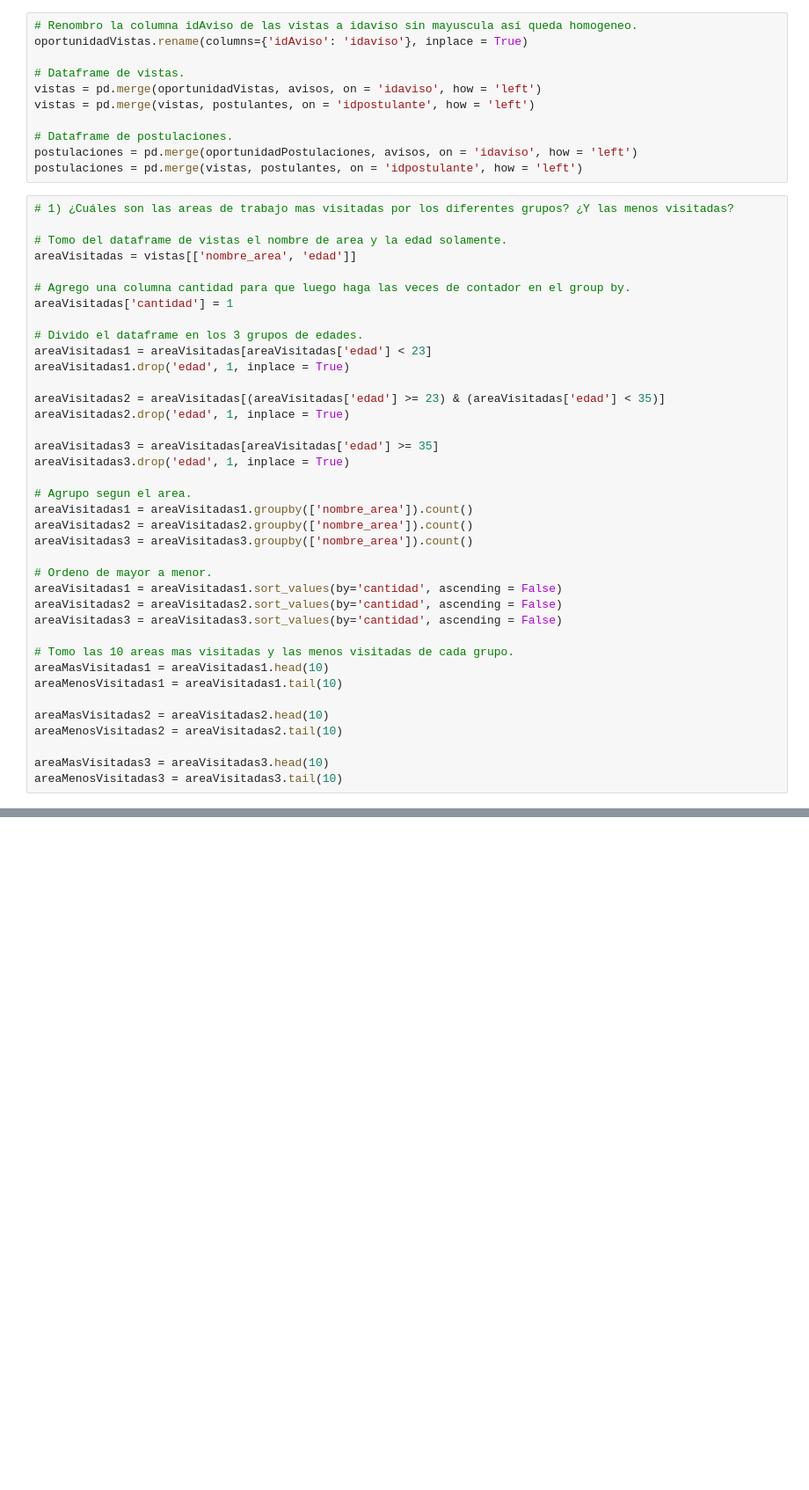
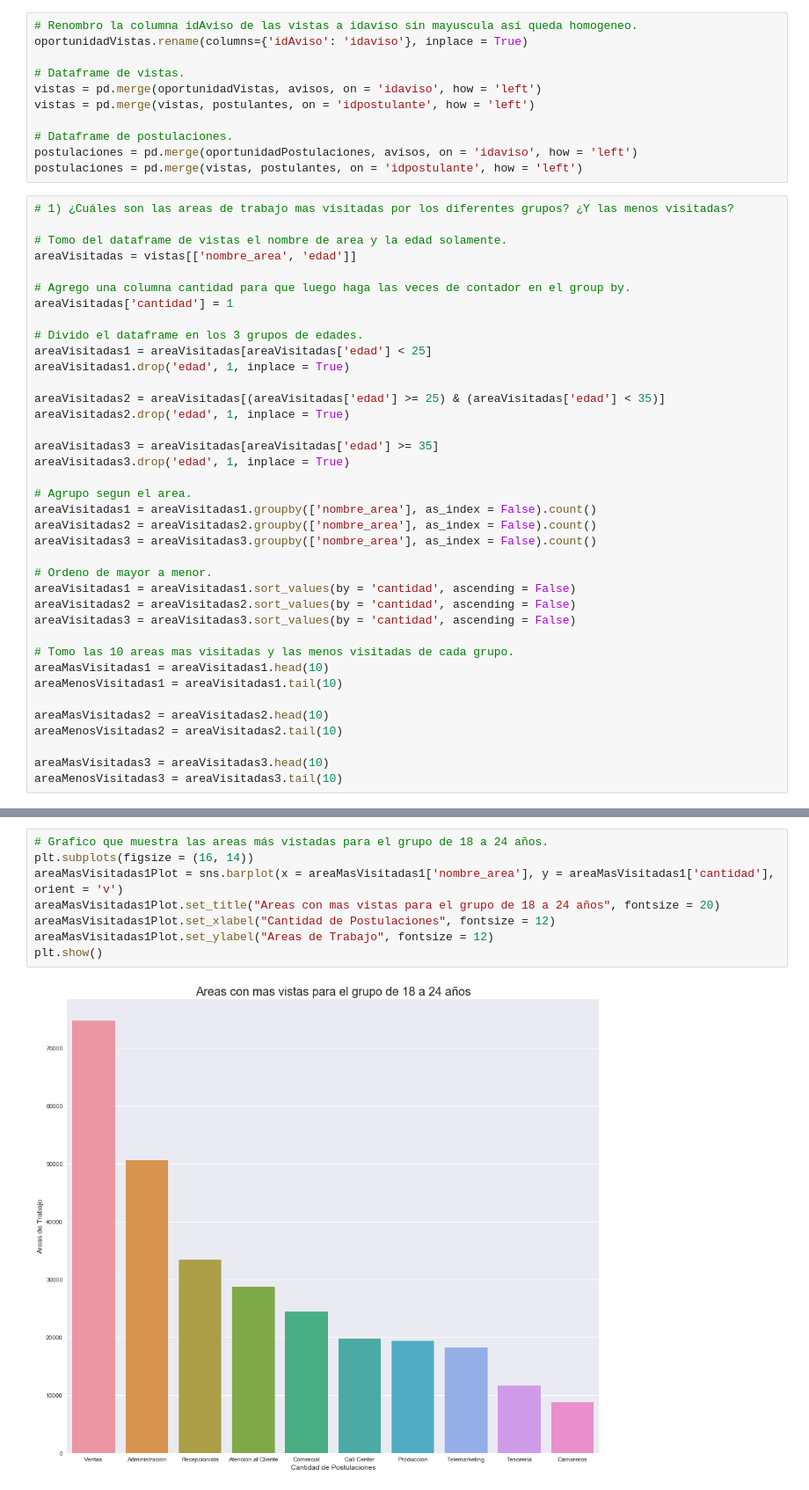
Before and after one commit to GastonMontes/75.06-Datos-TP1, a Jupyter notebook: Notebooks/Age analysis.ipynb, the cells around one changed output, grey strips where cells are left out. Shown: that part at 88% size. Saved outputs shown, nothing was run; the diff lists cells and outputs as text; blank space fills up the shorter version.

Commit message:
Gaston - Age analysis - Add most/less visited area graphics.

```diff
--- a/Notebooks/Age analysis.ipynb
+++ b/Notebooks/Age analysis.ipynb
@@ -118,24 +106,24 @@ areaVisitadas = vistas[['nombre_area', 'edad']]
 areaVisitadas['cantidad'] = 1
 
 # Divido el dataframe en los 3 grupos de edades.
-areaVisitadas1 = areaVisitadas[areaVisitadas['edad'] < 23]
+areaVisitadas1 = areaVisitadas[areaVisitadas['edad'] < 25]
 areaVisitadas1.drop('edad', 1, inplace = True)
 
-areaVisitadas2 = areaVisitadas[(areaVisitadas['edad'] >= 23) & (areaVisitadas['edad'] < 35)]
+areaVisitadas2 = areaVisitadas[(areaVisitadas['edad'] >= 25) & (areaVisitadas['edad'] < 35)]
 areaVisitadas2.drop('edad', 1, inplace = True)
 
 areaVisitadas3 = areaVisitadas[areaVisitadas['edad'] >= 35]
 areaVisitadas3.drop('edad', 1, inplace = True)
 
 # Agrupo segun el area.
-areaVisitadas1 = areaVisitadas1.groupby(['nombre_area']).count()
-areaVisitadas2 = areaVisitadas2.groupby(['nombre_area']).count()
-areaVisitadas3 = areaVisitadas3.groupby(['nombre_area']).count()
+areaVisitadas1 = areaVisitadas1.groupby(['nombre_area'], as_index = False).count()
+areaVisitadas2 = areaVisitadas2.groupby(['nombre_area'], as_index = False).count()
+areaVisitadas3 = areaVisitadas3.groupby(['nombre_area'], as_index = False).count()
 
 # Ordeno de mayor a menor.
-areaVisitadas1 = areaVisitadas1.sort_values(by='cantidad', ascending = False)
-areaVisitadas2 = areaVisitadas2.sort_values(by='cantidad', ascending = False)
-areaVisitadas3 = areaVisitadas3.sort_values(by='cantidad', ascending = False)
+areaVisitadas1 = areaVisitadas1.sort_values(by = 'cantidad', ascending = False)
+areaVisitadas2 = areaVisitadas2.sort_values(by = 'cantidad', ascending = False)
+areaVisitadas3 = areaVisitadas3.sort_values(by = 'cantidad', ascending = False)
 
 # Tomo las 10 areas mas visitadas y las menos visitadas de cada grupo.
 areaMasVisitadas1 = areaVisitadas1.head(10)
@@ -162,0 +221,10 @@ vistas.sample(10)
+# %%
+# Grafico que muestra las areas más vistadas para el grupo de 18 a 24 años.
+plt.subplots(figsize = (16, 14))
+areaMasVisitadas1Plot = sns.barplot(x = areaMasVisitadas1['nombre_area'], y = areaMasVisitadas1['cantidad'], orient = 'v')
+areaMasVisitadas1Plot.set_title("Areas con mas vistas para el grupo de 18 a 24 años", fontsize = 20)
+areaMasVisitadas1Plot.set_xlabel("Cantidad de Postulaciones", fontsize = 12)
+areaMasVisitadas1Plot.set_ylabel("Areas de Trabajo", fontsize = 12)
+plt.show()
+# %% [output]
+[figure, added]
```
Also changed, not shown: parts of 15 cells of this notebook.
